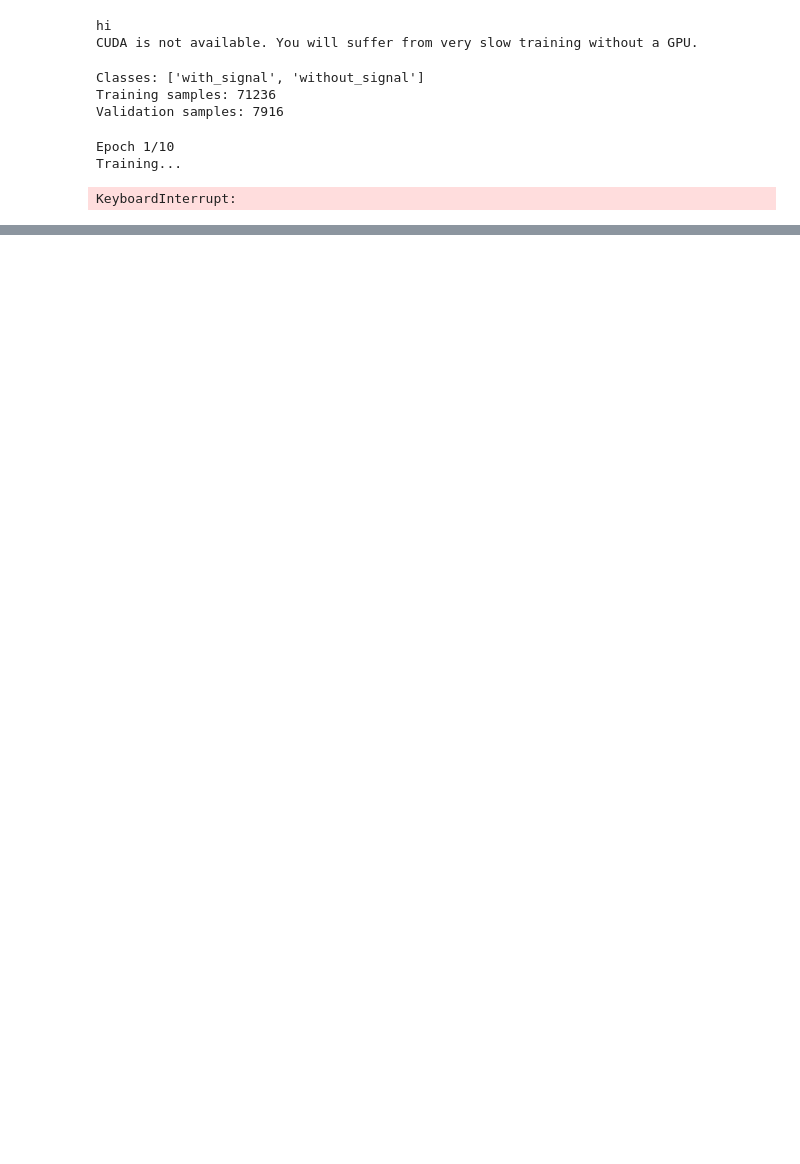
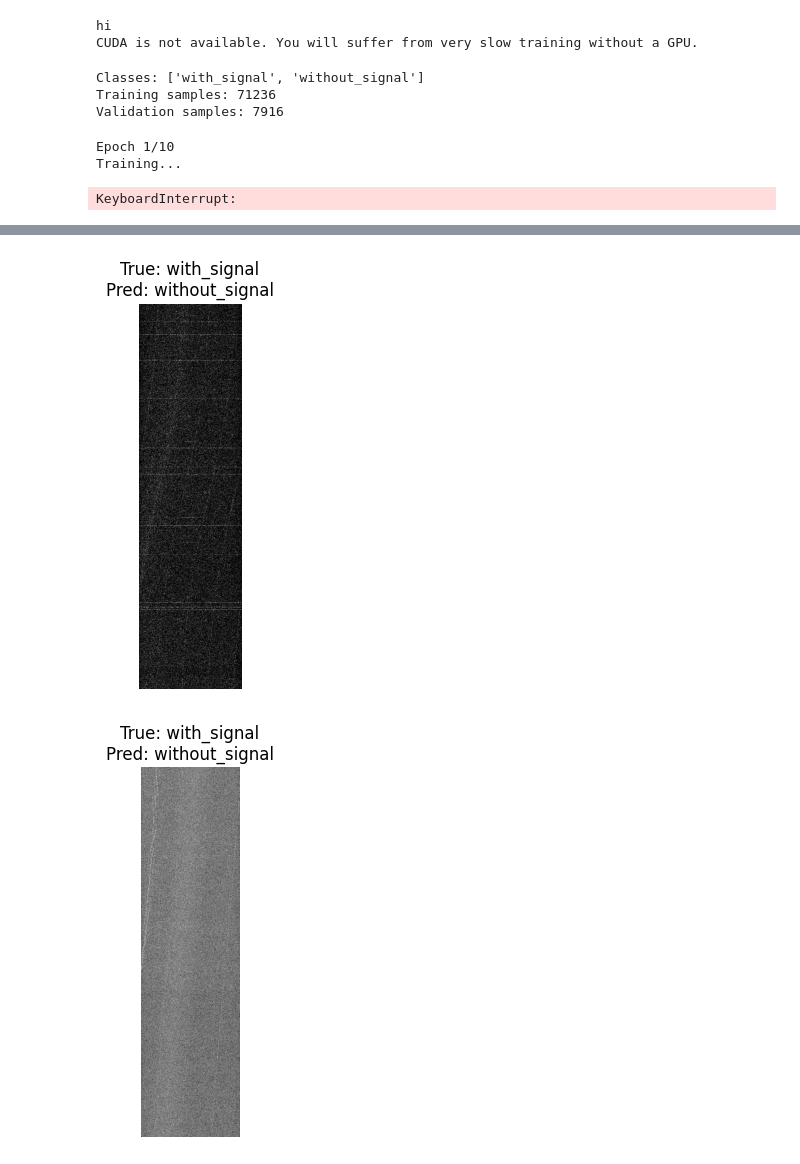
Before and after one commit to BUSH222/waterfall_classifier, a Jupyter notebook: main.ipynb, the cells around one changed output, grey strips where cells are left out. Drawn from its saved outputs; the diff is of its cells as text; code cells hidden in the pictures; blank space fills up the shorter version.

```diff
--- a/main.ipynb
+++ b/main.ipynb
@@ -158,0 +197,18 @@ plt.show()
+# %%
+# Show misclassified images
+misclassified_indices = np.where(predicted != sampled_labels)[0]
+num_to_show = min(10, len(misclassified_indices))
+plt.figure(figsize=(15, 5))
+for i in range(num_to_show):
+    idx = misclassified_indices[i]
+    img = sampled_images[idx].cpu().squeeze().numpy()
+    true_label = full_dataset.classes[sampled_labels[idx]]
+    pred_label = full_dataset.classes[predicted[idx]]
+
+    plt.imshow(img, cmap='gray')
+    plt.title(f'True: {true_label}\nPred: {pred_label}')
+    plt.axis('off')
+    plt.show()
+# %% [output]
+[figure, added]
+[figure, added]
```
Also changed, not shown: parts of 6 cells of this notebook, 1 other file.
